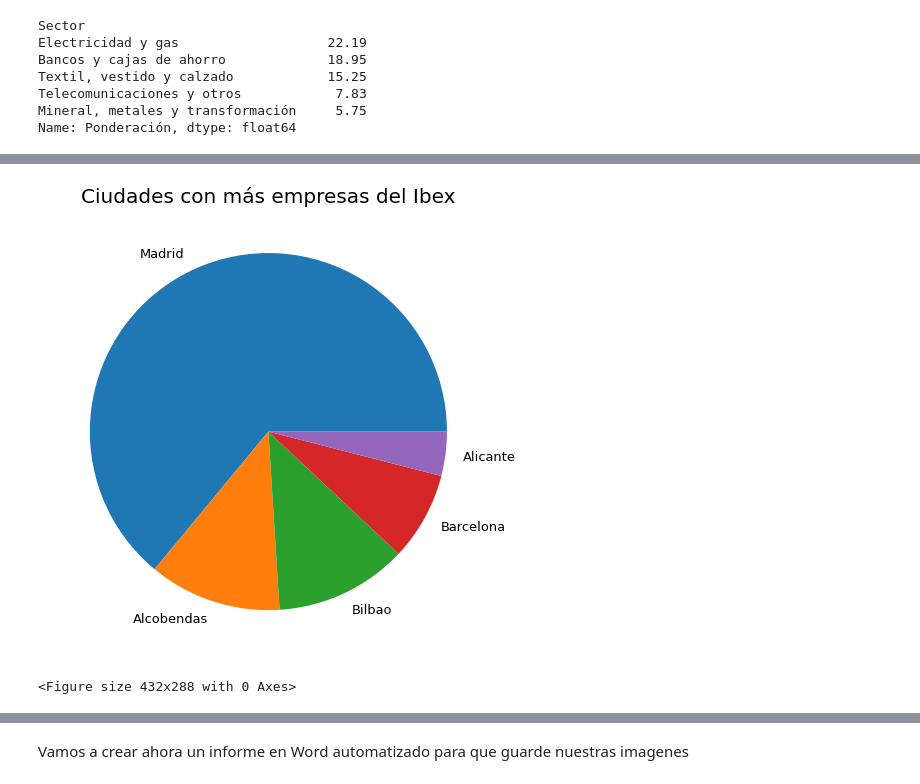
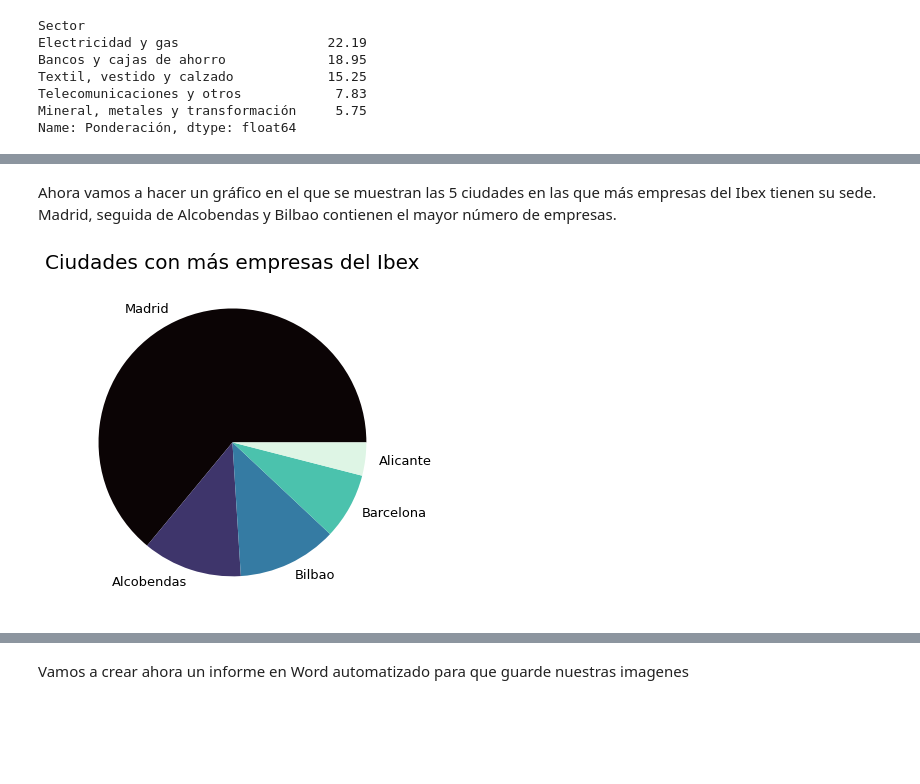
Before and after one commit to RebecaGa/TFG---URJC-2020-2021, a Jupyter notebook: 17. Automatización de informes y análisis.ipynb, the cells around one changed output, grey strips where cells are left out. Saved outputs shown, nothing was run; the diff lists cells and outputs as text; code cells hidden in the pictures; blank space fills up the shorter version.

```diff
--- a/17. Automatización de informes y análisis.ipynb
+++ b/17. Automatización de informes y análisis.ipynb
@@ -36,7 +36,7 @@ Pandas contiene una serie de funciones que nos permiten importar ficheros de dis
 
 Igualmente podemos indicar si tiene encabezados, si queremos que esté indexado por alguna de sus columnas o cualquier otro parametro.
 # %%
-IBEX = pd.read_excel("IBEX.xlsx", index_col='Ticker')
+IBEX = pd.read_excel("IBEX.xlsx")
 # %% [markdown]
 Una vez importado podemos ver nuestro archivo:
 # %%
@@ -323,7 +371,12 @@ plt.savefig("Ibex.jpg") #nos guarda la imagen
+# %% [markdown]
+Ahora vamos a hacer un gráfico en el que se muestran las 5 ciudades en las que más empresas del Ibex tienen su sede. Madrid, seguida de Alcobendas y Bilbao contienen el mayor número de empresas.
 # %%
-unido.groupby('Sede').Empresa.count().nlargest(5).plot(kind='pie',  subplots=True, figsize=(8,15), fontsize=13, ylabel='')
+lugar = unido.groupby('Sede').Empresa.count().nlargest(5)
+lugar.plot(kind='pie',  subplots=True, figsize=(6,10), fontsize=13, ylabel='', colormap='mako')
 plt.title('Ciudades con más empresas del Ibex', fontsize=20)
+
+plt.savefig("Ciudades.jpg", bbox_inches='tight') #es importante guardar la imagen antes de visualizarla, de lo contrario te guarda una imagen en blanco
+
 plt.show()
 # %% [output]
-[figure, old version]
+[figure, new version]
-<Figure size 432x288 with 0 Axes>
```
Also changed, not shown: parts of 27 cells of this notebook, 5 other files.
